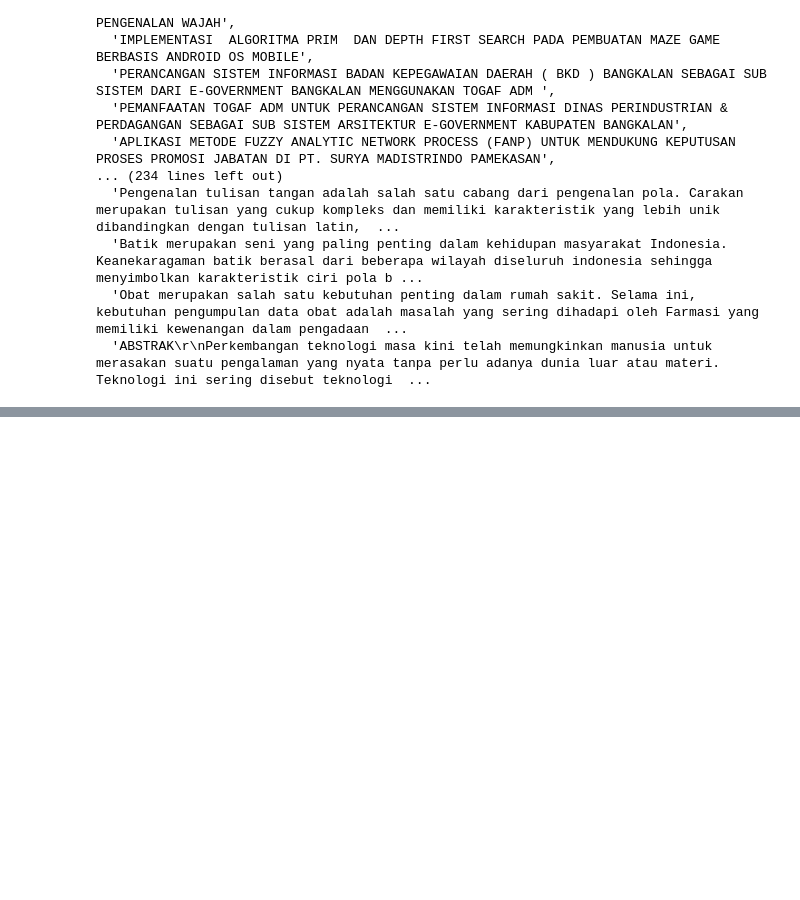
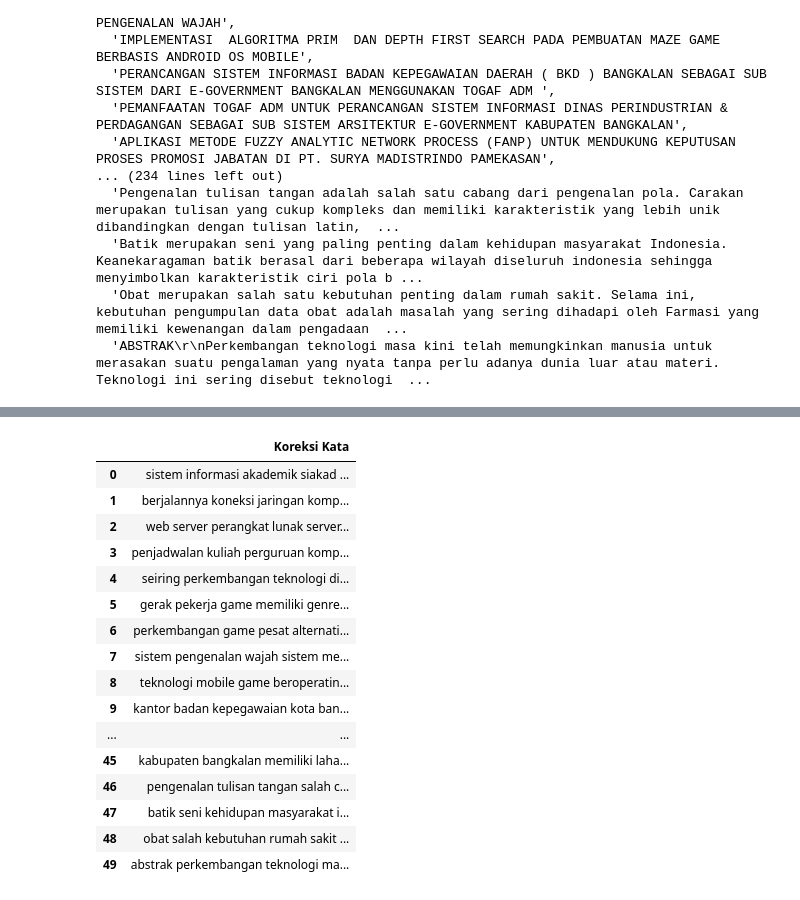
Before and after one commit to MeAdila/ppw, a Jupyter notebook: _sources/PTA.ipynb, the cells around one changed output, grey strips where cells are left out. Saved outputs shown, nothing was run; the diff lists cells and outputs as text; code cells hidden in the pictures; blank space fills up the shorter version.

```diff
--- a/_sources/PTA.ipynb
+++ b/_sources/PTA.ipynb
@@ -111,0 +195,41 @@ show_csv
+# %%
+#slangwords
+
+slang_dict = pd.read_csv("https://raw.githubusercontent.com/louisowen6/NLP_bahasa_resources/master/combined_slang_words.txt", sep=" ", header=None)
+
+# Membuat fungsi kamus
+def replace_slang_words(teks):
+  kata = nltk.word_tokenize(teks.lower())
+  kata_terfilter = [k for k in kata if k not in stopwords.words('indonesian')]
+  for i in range(len(kata_terfilter)):
+    if kata_terfilter[i] in slang_dict:
+      kata_terfilter[i] = slang_dict[kata_terfilter[i]]
+  return ' '.join(kata_terfilter)
+
+# Contoh penggunaan
+
+slang_words=[]
+for i in range(len(clean)):
+  slang = replace_slang_words(clean[i])
+  slang_words.append(slang)
+
+data_slang = pd.DataFrame(slang_words, columns=["Koreksi Kata"])
+data_slang
+# %% [output]
+|  | Koreksi Kata |
+| 0 | sistem informasi akademik siakad ... |
+| 1 | berjalannya koneksi jaringan komp... |
+| 2 | web server perangkat lunak server... |
+| 3 | penjadwalan kuliah perguruan komp... |
+| 4 | seiring perkembangan teknologi di... |
+| 5 | gerak pekerja game memiliki genre... |
+| 6 | perkembangan game pesat alternati... |
+| 7 | sistem pengenalan wajah sistem me... |
+| 8 | teknologi mobile game beroperatin... |
+| 9 | kantor badan kepegawaian kota ban... |
+| ... | ... |
+| 45 | kabupaten bangkalan memiliki laha... |
+| 46 | pengenalan tulisan tangan salah c... |
+| 47 | batik seni kehidupan masyarakat i... |
+| 48 | obat salah kebutuhan rumah sakit ... |
+| 49 | abstrak perkembangan teknologi ma... |
```
Also changed, not shown: parts of 21 cells of this notebook, 29 other files.
